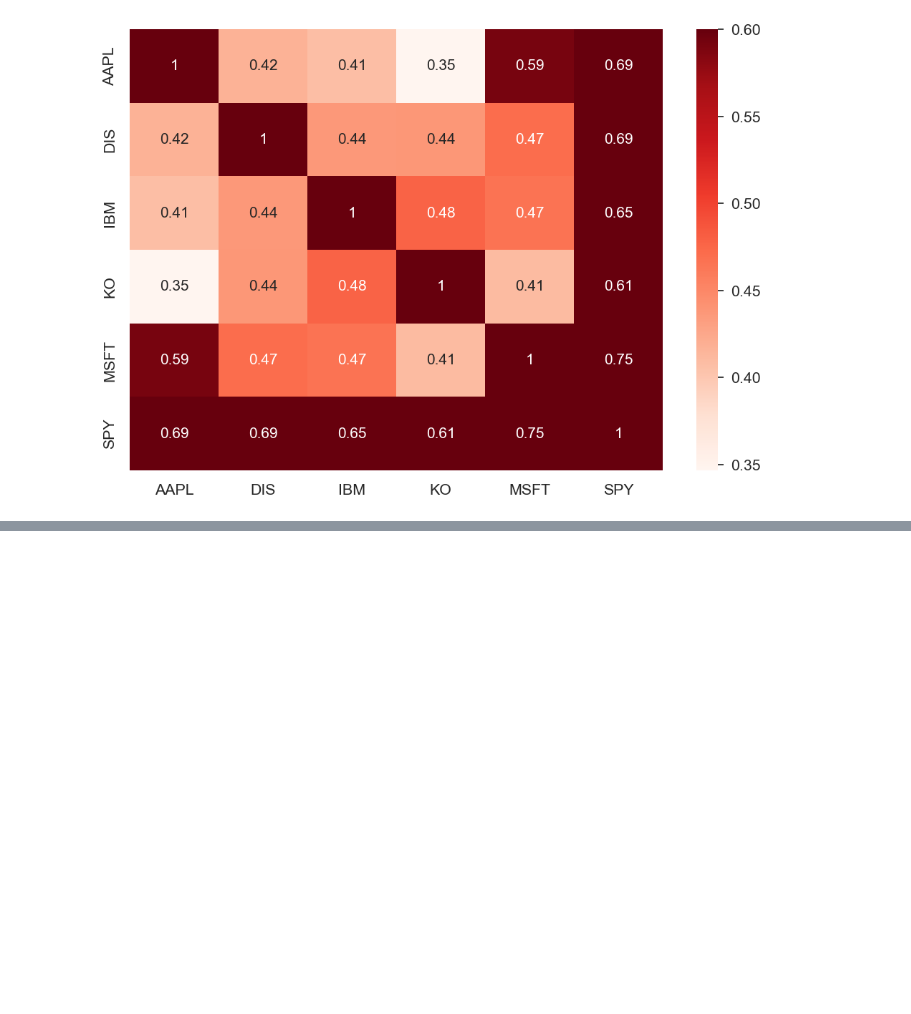
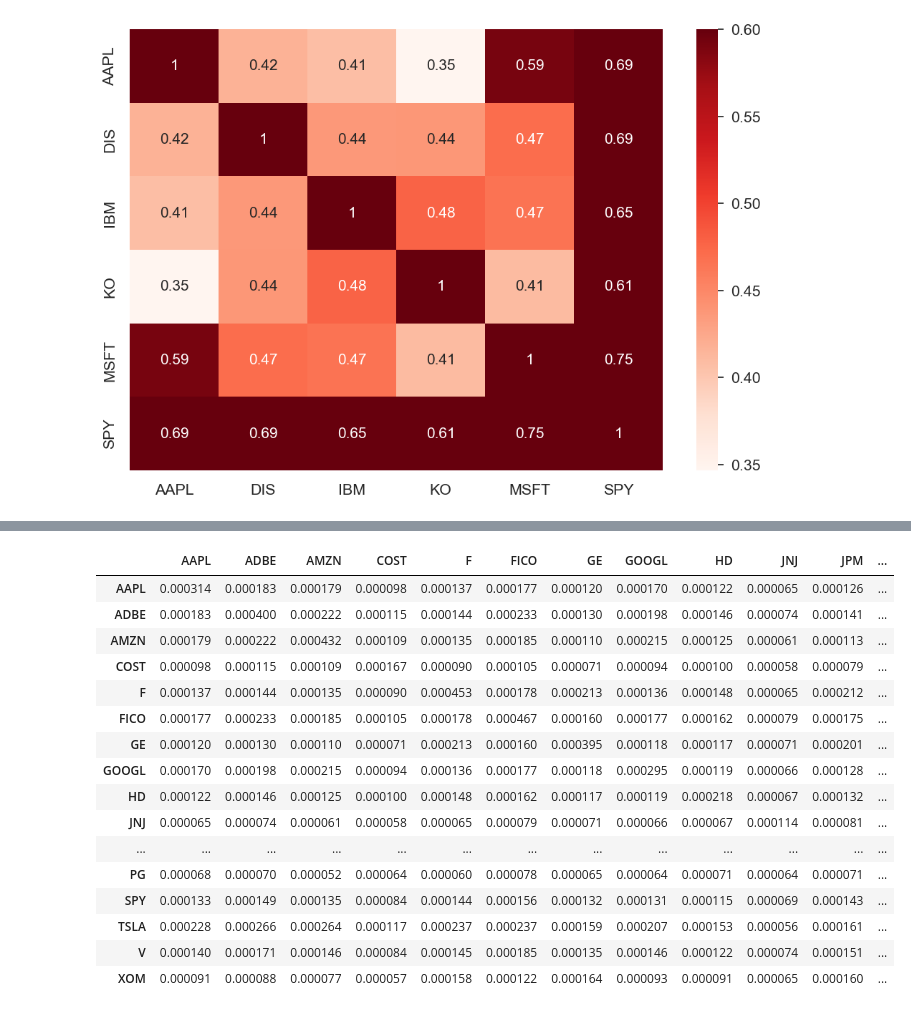
Before and after one commit to chrishunt11/Algorithmic_Trading_Python, a Jupyter notebook: Algorithmic Trading.ipynb, the cells around one changed output, grey strips where cells are left out. Drawn from its saved outputs; the diff is of its cells as text; code cells hidden in the pictures; blank space fills up the shorter version.

```diff
--- a/Algorithmic Trading.ipynb
+++ b/Algorithmic Trading.ipynb
@@ -789,0 +896,21 @@ plt.show()
+# %%
+# Covariance
+ret1.cov()
+# %% [output]
+|  | AAPL | ADBE | AMZN | COST | F | FICO | GE | GOOGL | HD | JNJ | JPM | ... |
+| AAPL | 0.000314 | 0.000183 | 0.000179 | 0.000098 | 0.000137 | 0.000177 | 0.000120 | 0.000170 | 0.000122 | 0.000065 | 0.000126 | ... |
+| ADBE | 0.000183 | 0.000400 | 0.000222 | 0.000115 | 0.000144 | 0.000233 | 0.000130 | 0.000198 | 0.000146 | 0.000074 | 0.000141 | ... |
+| AMZN | 0.000179 | 0.000222 | 0.000432 | 0.000109 | 0.000135 | 0.000185 | 0.000110 | 0.000215 | 0.000125 | 0.000061 | 0.000113 | ... |
+| COST | 0.000098 | 0.000115 | 0.000109 | 0.000167 | 0.000090 | 0.000105 | 0.000071 | 0.000094 | 0.000100 | 0.000058 | 0.000079 | ... |
+| F | 0.000137 | 0.000144 | 0.000135 | 0.000090 | 0.000453 | 0.000178 | 0.000213 | 0.000136 | 0.000148 | 0.000065 | 0.000212 | ... |
+| FICO | 0.000177 | 0.000233 | 0.000185 | 0.000105 | 0.000178 | 0.000467 | 0.000160 | 0.000177 | 0.000162 | 0.000079 | 0.000175 | ... |
+| GE | 0.000120 | 0.000130 | 0.000110 | 0.000071 | 0.000213 | 0.000160 | 0.000395 | 0.000118 | 0.000117 | 0.000071 | 0.000201 | ... |
+| GOOGL | 0.000170 | 0.000198 | 0.000215 | 0.000094 | 0.000136 | 0.000177 | 0.000118 | 0.000295 | 0.000119 | 0.000066 | 0.000128 | ... |
+| HD | 0.000122 | 0.000146 | 0.000125 | 0.000100 | 0.000148 | 0.000162 | 0.000117 | 0.000119 | 0.000218 | 0.000067 | 0.000132 | ... |
+| JNJ | 0.000065 | 0.000074 | 0.000061 | 0.000058 | 0.000065 | 0.000079 | 0.000071 | 0.000066 | 0.000067 | 0.000114 | 0.000081 | ... |
+| ... | ... | ... | ... | ... | ... | ... | ... | ... | ... | ... | ... | ... |
+| PG | 0.000068 | 0.000070 | 0.000052 | 0.000064 | 0.000060 | 0.000078 | 0.000065 | 0.000064 | 0.000071 | 0.000064 | 0.000071 | ... |
+| SPY | 0.000133 | 0.000149 | 0.000135 | 0.000084 | 0.000144 | 0.000156 | 0.000132 | 0.000131 | 0.000115 | 0.000069 | 0.000143 | ... |
+| TSLA | 0.000228 | 0.000266 | 0.000264 | 0.000117 | 0.000237 | 0.000237 | 0.000159 | 0.000207 | 0.000153 | 0.000056 | 0.000161 | ... |
+| V | 0.000140 | 0.000171 | 0.000146 | 0.000084 | 0.000145 | 0.000185 | 0.000135 | 0.000146 | 0.000122 | 0.000074 | 0.000151 | ... |
+| XOM | 0.000091 | 0.000088 | 0.000077 | 0.000057 | 0.000158 | 0.000122 | 0.000164 | 0.000093 | 0.000091 | 0.000065 | 0.000160 | ... |
```
Also changed, not shown: parts of 20 cells of this notebook, 1 other file.
